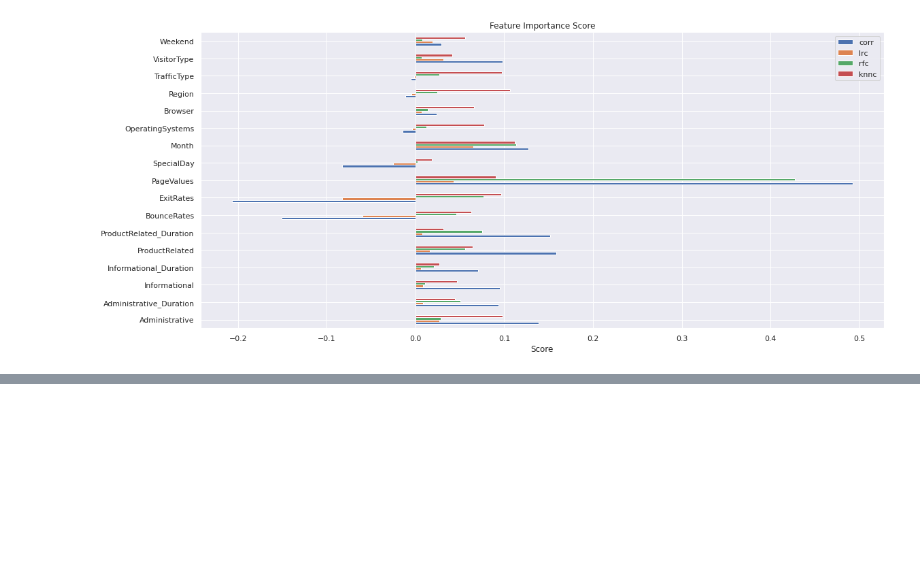
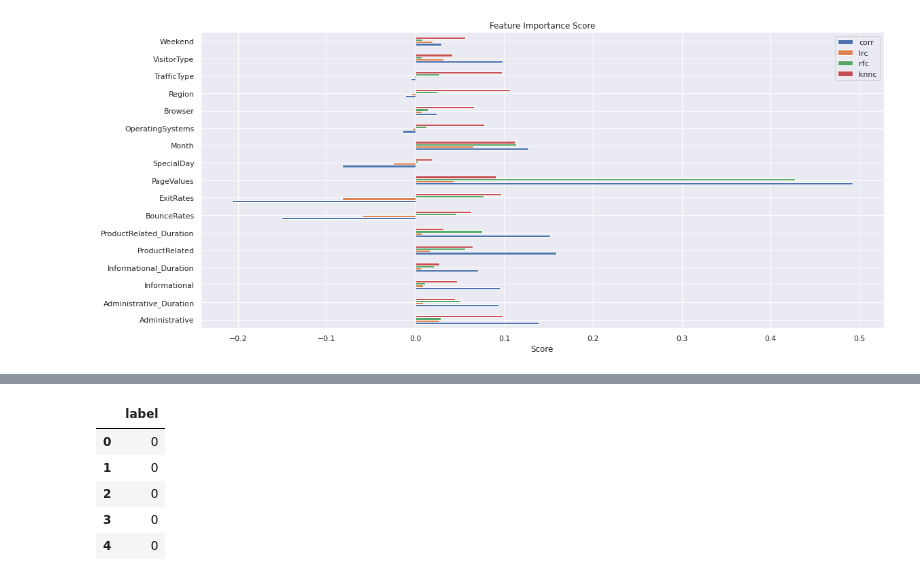
Before and after one commit to mlmaster1995/machine-learning-portforlio-python, a Jupyter notebook: online_shoppers_intention/Data Preprocessing and Analysis.ipynb, the cells around one changed output, grey strips where cells are left out. Cells and saved outputs as stored; diff of their text form; code cells hidden in the pictures; blank space fills up the shorter version.

Commit message:
data modeling initial submit

```diff
--- a/online_shoppers_intention/Data Preprocessing and Analysis.ipynb
+++ b/online_shoppers_intention/Data Preprocessing and Analysis.ipynb
@@ -418,0 +423,10 @@ plt.show()
+# %%
+label = pd.DataFrame({'label':target})
+label.head()
+# %% [output]
+|  | label |
+| 0 | 0 |
+| 1 | 0 |
+| 2 | 0 |
+| 3 | 0 |
+| 4 | 0 |
```
Also changed, not shown: parts of 3 cells of this notebook, 3 other files.
